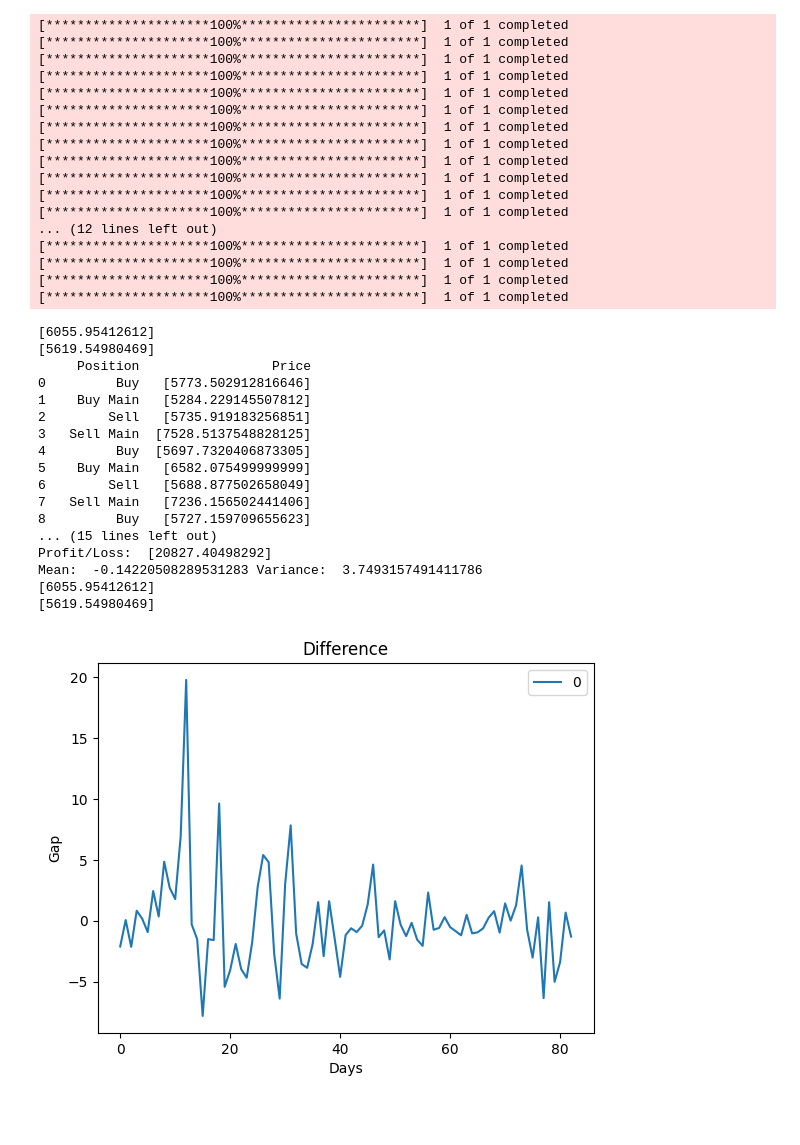
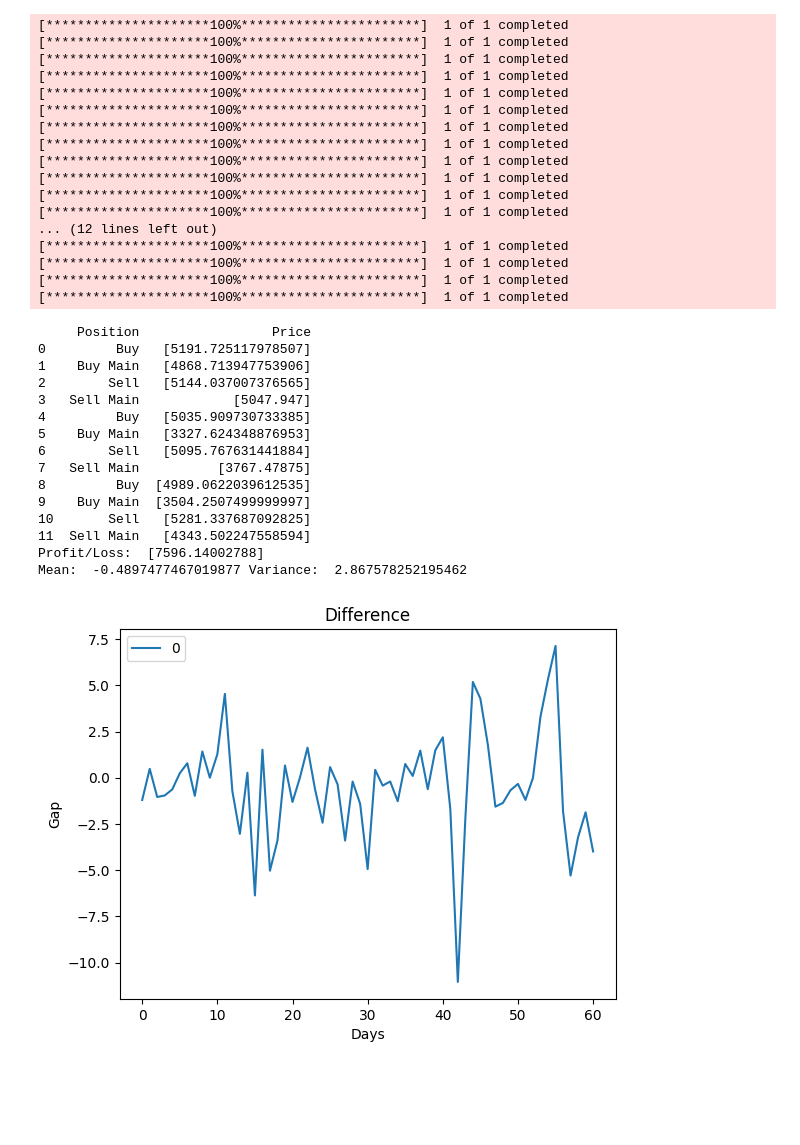
Before and after one commit to wsc-bitspilani/Holding-Co-StatArb, a Jupyter notebook: Holding Co StatArb.ipynb, the cells around one changed output. Drawn from its saved outputs; the diff is of its cells as text; code cells hidden in the pictures.

```diff
--- a/Holding Co StatArb.ipynb
+++ b/Holding Co StatArb.ipynb
@@ -86,10 +86,8 @@ def log_returns(stock_data_dict, weights, isIndex, start_date, end_date, b):
     log_price = []
     if isIndex == 1:
         price_data = calculate_weighted_price(stock_data_dict, weights, start_date, end_date).values
-        print(price_data[0])
     else:
         price_data = yf.download(stock_data_dict, start=start_date, end=end_date)['Close'].values
-        print(price_data[0])
     for i in range(b, len(price_data)):
         log_price.append((log(price_data[i]/price_data[i-b])-1)*100)
     return log_price
@@ -174,8 +172,8 @@ def main():
     weights = [0.482, 0.087, 0.012, 0.391,0.010, 0.019]  # You can customize the weights as per your preference
 
     # User input for date range
-    start_date = '2024-10-01'
-    end_date = '2025-01-31'
+    start_date = '2025-01-01'
+    end_date = '2025-03-31'
 
     # Fetch stock data
     stock_data_dict = {ticker: fetch_stock_data(ticker, start_date, end_date) for ticker in stocks[:-1]}  # Exclude the last stock
@@ -195,49 +193,47 @@ def main():
                                    start_date, end_date, 1)))
 
     tradebook = entry_exit(gap, main_company_price_data, holding_price_data, 0)
     print(tradebook)
     print("Profit/Loss: ", pnl(gap, main_company_price_data, holding_price_data, 0, 5))
     #print(fitness(2,5,2,main_company_price_data,holding_price_data,stock_data_dict,additional_stock_label,weights,start_date,end_date))
     print("Mean: ", np.mean(gap), "Variance: ", np.std(gap))
     plot_return_gap(stock_data_dict, additional_stock_label, weights, start_date, end_date, 1)
 
 if __name__ == "__main__":
     main()
 # %% [output]
 [*********************100%***********************]  1 of 1 completed
 [*********************100%***********************]  1 of 1 completed
 [*********************100%***********************]  1 of 1 completed
 [*********************100%***********************]  1 of 1 completed
 [*********************100%***********************]  1 of 1 completed
 [*********************100%***********************]  1 of 1 completed
 [*********************100%***********************]  1 of 1 completed
 [*********************100%***********************]  1 of 1 completed
 [*********************100%***********************]  1 of 1 completed
 [*********************100%***********************]  1 of 1 completed
 [*********************100%***********************]  1 of 1 completed
 [*********************100%***********************]  1 of 1 completed
 ... (12 lines left out)
 [*********************100%***********************]  1 of 1 completed
 [*********************100%***********************]  1 of 1 completed
 [*********************100%***********************]  1 of 1 completed
 [*********************100%***********************]  1 of 1 completed
-[6055.95412612]
-[5619.54980469]
      Position                 Price
-0         Buy   [5773.502912816646]
-1    Buy Main   [5284.229145507812]
-2        Sell   [5735.919183256851]
-3   Sell Main  [7528.5137548828125]
-4         Buy  [5697.7320406873305]
-5    Buy Main   [6582.075499999999]
-6        Sell   [5688.877502658049]
-7   Sell Main   [7236.156502441406]
-8         Buy   [5727.159709655623]
-... (15 lines left out)
-Profit/Loss:  [20827.40498292]
-Mean:  -0.14220508289531283 Variance:  3.7493157491411786
-[6055.95412612]
-[5619.54980469]
+0         Buy   [5191.725117978507]
+1    Buy Main   [4868.713947753906]
+2        Sell   [5144.037007376565]
+3   Sell Main            [5047.947]
+4         Buy   [5035.909730733385]
+5    Buy Main   [3327.624348876953]
+6        Sell   [5095.767631441884]
+7   Sell Main          [3767.47875]
+8         Buy  [4989.0622039612535]
+9    Buy Main  [3504.2507499999997]
+10       Sell   [5281.337687092825]
+11  Sell Main   [4343.502247558594]
+Profit/Loss:  [7596.14002788]
+Mean:  -0.4897477467019877 Variance:  2.867578252195462
-[figure, old version]
+[figure, new version]
 # %% [markdown]
 ##
```
